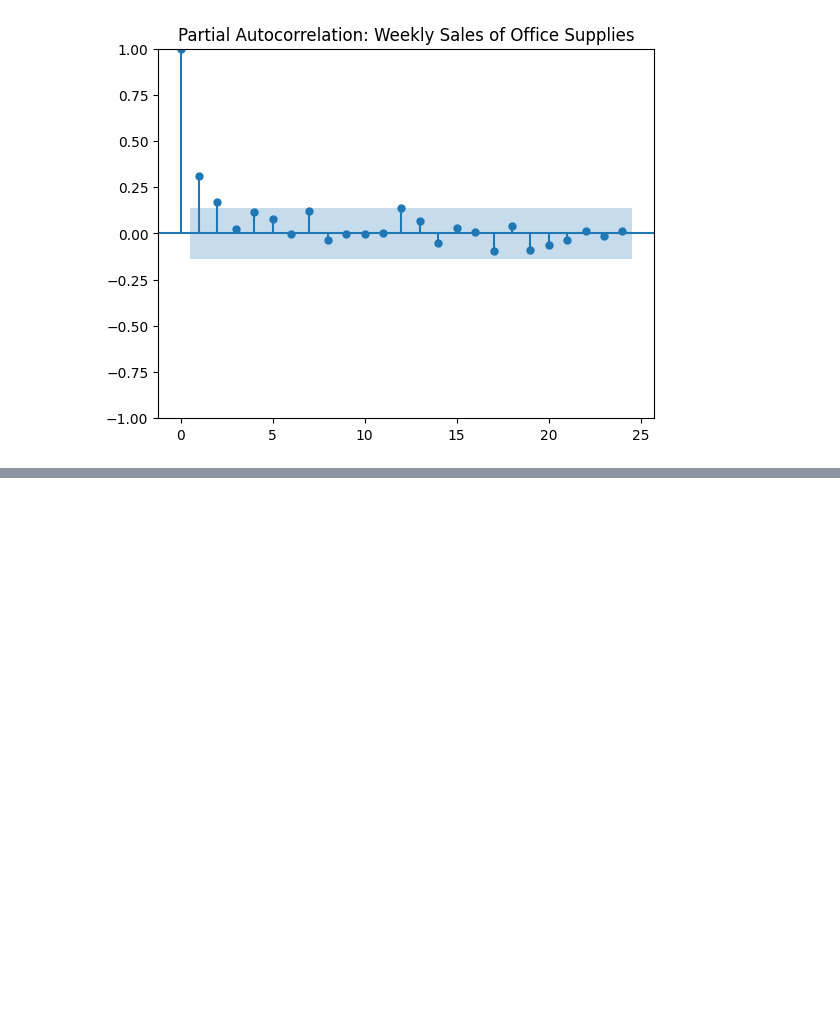
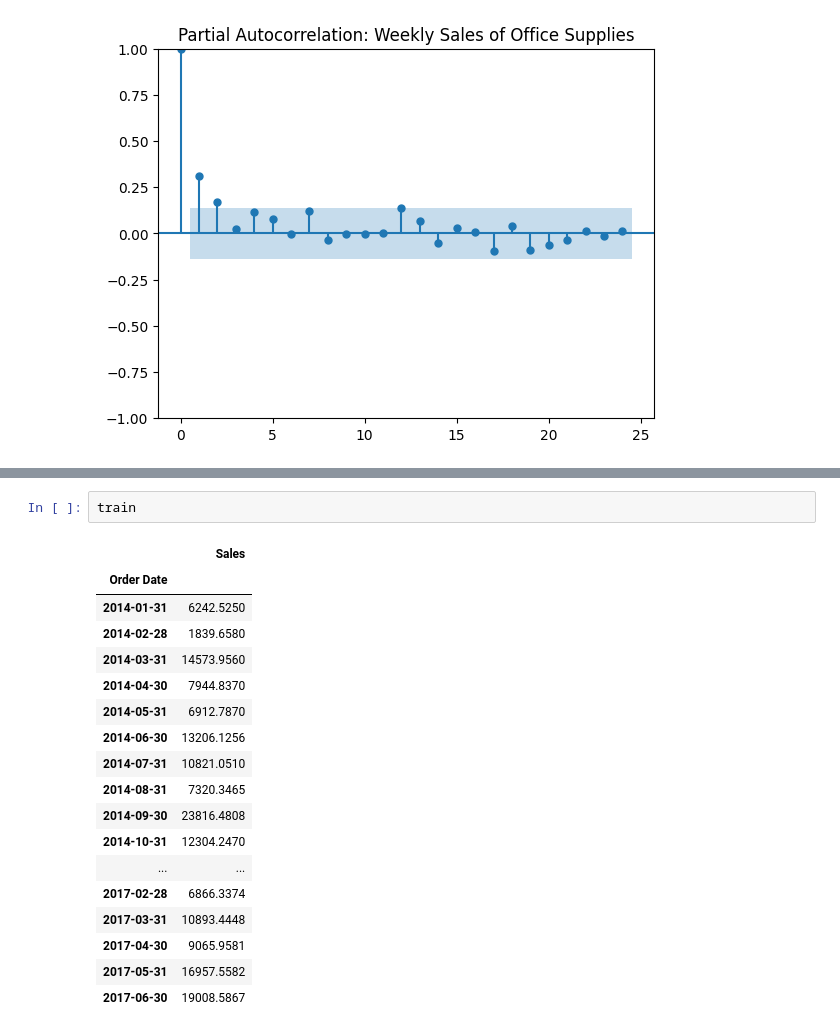
Before and after one commit to Suryasadasivam/Time_series_practice, a Jupyter notebook: Time_series_forecasting_traditional_method.ipynb, the cells around one changed output, grey strips where cells are left out. Saved outputs shown, nothing was run; the diff lists cells and outputs as text; blank space fills up the shorter version.

```diff
--- a/Time_series_forecasting_traditional_method.ipynb
+++ b/Time_series_forecasting_traditional_method.ipynb
@@ -456,0 +524,21 @@ plot_pacf(df['Sales'], title=title)
+# %%
+train
+# %% [output]
+|  | Sales |
+| Order Date |  |
+| 2014-01-31 | 6242.5250 |
+| 2014-02-28 | 1839.6580 |
+| 2014-03-31 | 14573.9560 |
+| 2014-04-30 | 7944.8370 |
+| 2014-05-31 | 6912.7870 |
+| 2014-06-30 | 13206.1256 |
+| 2014-07-31 | 10821.0510 |
+| 2014-08-31 | 7320.3465 |
+| 2014-09-30 | 23816.4808 |
+| 2014-10-31 | 12304.2470 |
+| ... | ... |
+| 2017-02-28 | 6866.3374 |
+| 2017-03-31 | 10893.4448 |
+| 2017-04-30 | 9065.9581 |
+| 2017-05-31 | 16957.5582 |
+| 2017-06-30 | 19008.5867 |
```
Also changed, not shown: parts of 19 cells of this notebook.
